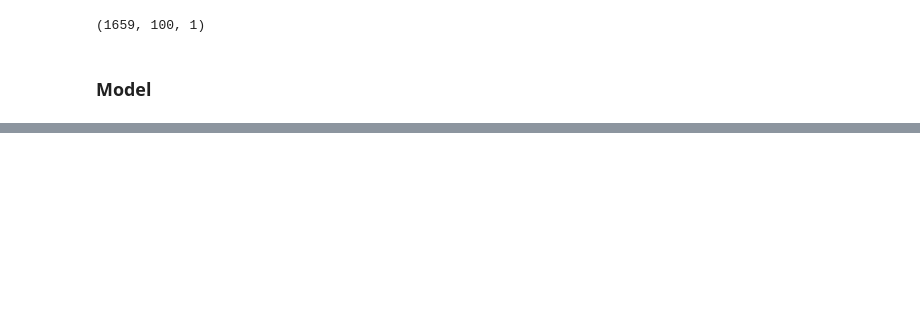
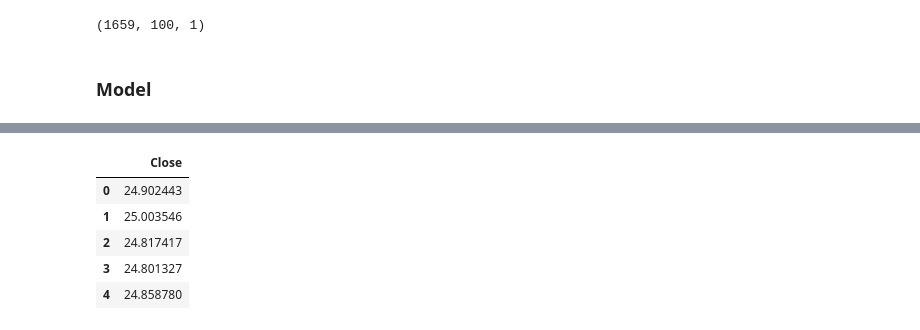
Before and after one commit to Aakashkhanal/stock_price_prediction, a Jupyter notebook: main.ipynb, the cells around one changed output, grey strips where cells are left out. Saved outputs shown, nothing was run; the diff lists cells and outputs as text; code cells hidden in the pictures; blank space fills up the shorter version.

```diff
--- a/main.ipynb
+++ b/main.ipynb
@@ -249,0 +332,13 @@ Proceed (Y/n)? ^C
+# %%
+past_100_days = data_training.tail(100)
+
+final_df = pd.concat([past_100_days, data_testing], ignore_index=True)
+# %%
+final_df.head()
+# %% [output]
+|  | Close |
+| 0 | 24.902443 |
+| 1 | 25.003546 |
+| 2 | 24.817417 |
+| 3 | 24.801327 |
+| 4 | 24.858780 |
```
Also changed, not shown: parts of 35 cells of this notebook.
